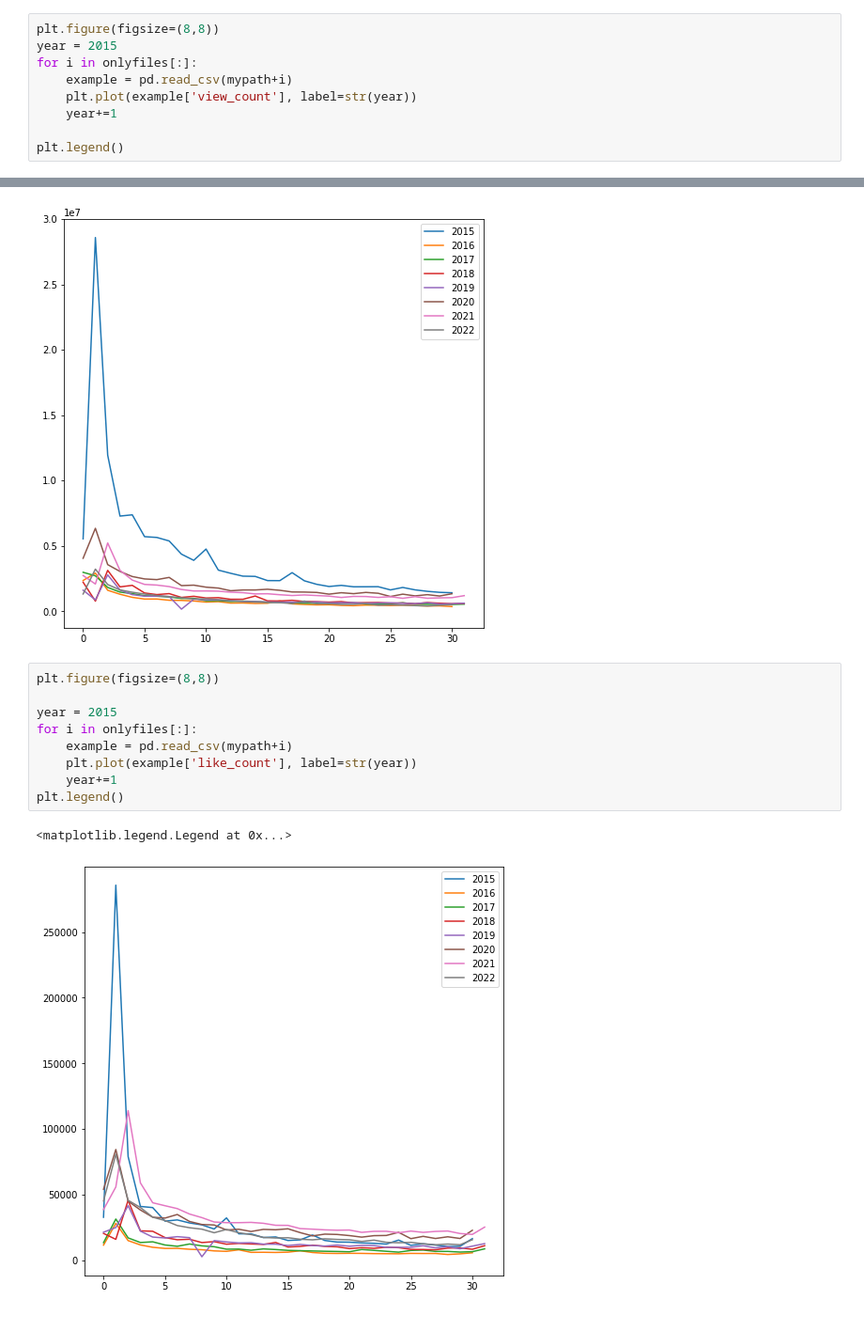
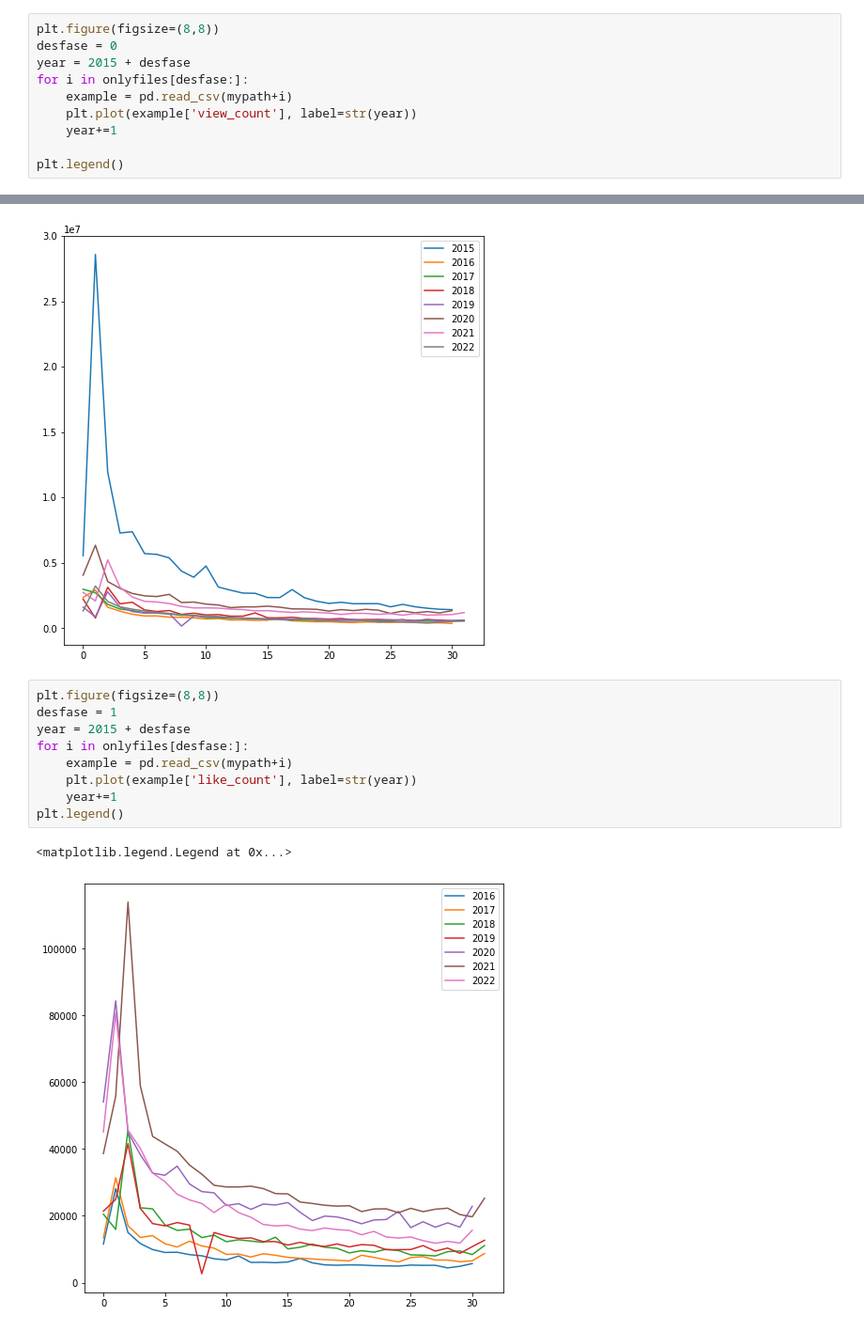
Before and after one commit to dsantistevan/YogaWithAdrieneAnalysis, a Jupyter notebook: Untitled.ipynb, the cells around one changed output, grey strips where cells are left out. Shown: that part at 94% size. Saved outputs shown, nothing was run; the diff lists cells and outputs as text.

Commit message:
graphs update

```diff
--- a/Untitled.ipynb
+++ b/Untitled.ipynb
@@ -49,8 +49,9 @@ example
 32 rows × 22 columns
 # %%
 plt.figure(figsize=(8,8))
-year = 2015
-for i in onlyfiles[:]:
+desfase = 0
+year = 2015 + desfase
+for i in onlyfiles[desfase:]:
     example = pd.read_csv(mypath+i)
     plt.plot(example['view_count'], label=str(year))
     year+=1
@@ -61,13 +62,13 @@ plt.legend()
 [figure]
 # %%
 plt.figure(figsize=(8,8))
-
-year = 2015
-for i in onlyfiles[:]:
+desfase = 1
+year = 2015 + desfase
+for i in onlyfiles[desfase:]:
     example = pd.read_csv(mypath+i)
     plt.plot(example['like_count'], label=str(year))
     year+=1
 plt.legend()
 # %% [output]
 <matplotlib.legend.Legend at 0x...>
-[figure, old version]
+[figure, new version]
```
Also changed, not shown: parts of 2 cells of this notebook.
